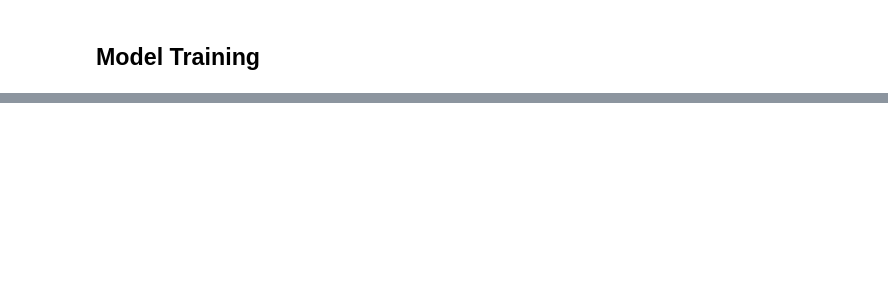
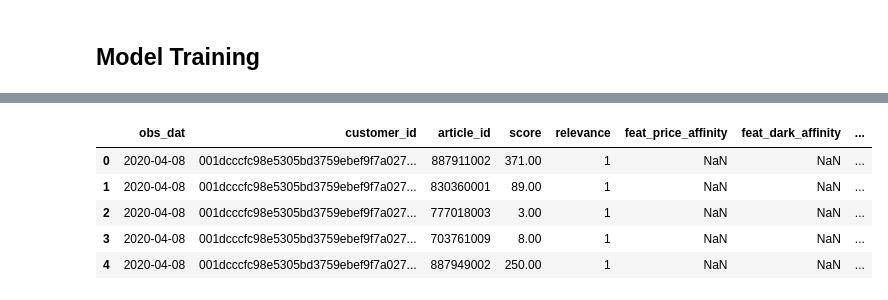
Before and after one commit to mikeczech/challenges, a Jupyter notebook: kaggle/hm_fashion_reco/notebooks/02_training.ipynb, the cells around one changed output, grey strips where cells are left out. Cells and saved outputs as stored; diff of their text form; code cells hidden in the pictures; blank space fills up the shorter version.

```diff
--- a/kaggle/hm_fashion_reco/notebooks/02_training.ipynb
+++ b/kaggle/hm_fashion_reco/notebooks/02_training.ipynb
@@ -134,3 +149,12 @@ Pipeline(steps=[('features',
                                                                               'feat_dark_affinity',
                                                                               'feat_dusty_light_affinity']}))])),
                 ('ranker', LGBMRanker(metric='ndcg', objective='lambdarank'))])
+# %%
+training_data.head(5)
+# %% [output]
+|  | obs_dat | customer_id | article_id | score | relevance | feat_price_affinity | feat_dark_affinity | ... |
+| 0 | 2020-04-08 | 001dcccfc98e5305bd3759ebef9f7a027... | 887911002 | 371.00 | 1 | NaN | NaN | ... |
+| 1 | 2020-04-08 | 001dcccfc98e5305bd3759ebef9f7a027... | 830360001 | 89.00 | 1 | NaN | NaN | ... |
+| 2 | 2020-04-08 | 001dcccfc98e5305bd3759ebef9f7a027... | 777018003 | 3.00 | 1 | NaN | NaN | ... |
+| 3 | 2020-04-08 | 001dcccfc98e5305bd3759ebef9f7a027... | 703761009 | 8.00 | 1 | NaN | NaN | ... |
+| 4 | 2020-04-08 | 001dcccfc98e5305bd3759ebef9f7a027... | 887949002 | 250.00 | 1 | NaN | NaN | ... |
```
Also changed, not shown: parts of 30 cells of this notebook, 10 other files.
